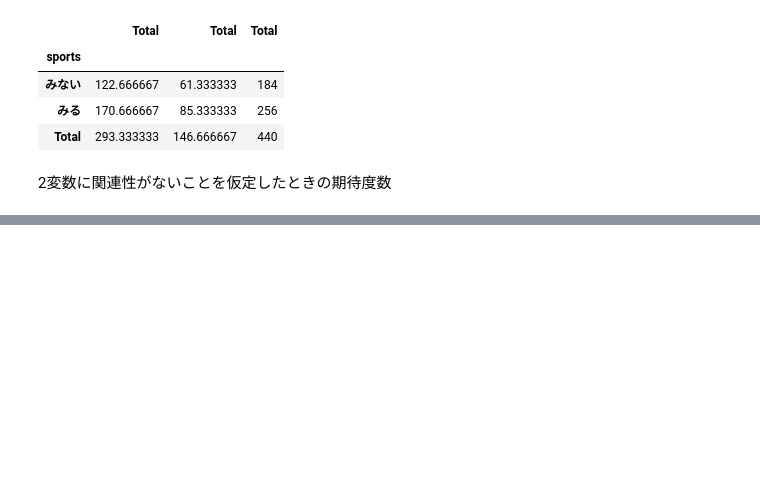
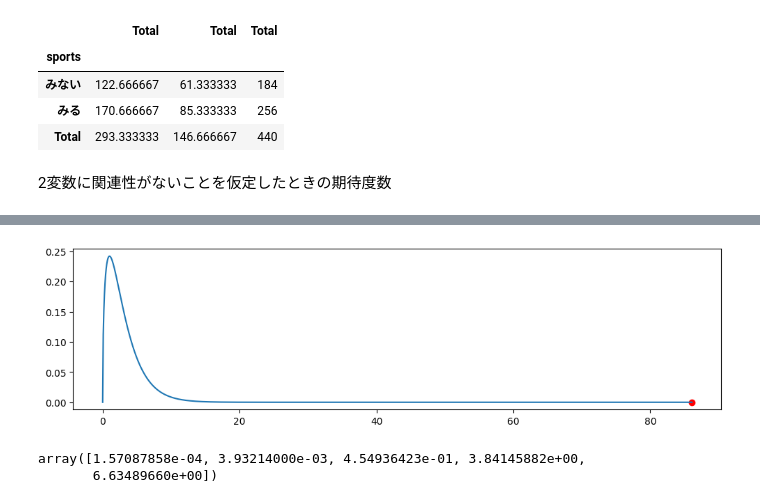
Before and after one commit to akmiccom/dataAnalyticsBasic, a Jupyter notebook: notebooks/c3.ipynb, the cells around one changed output, grey strips where cells are left out. Saved outputs shown, nothing was run; the diff lists cells and outputs as text; code cells hidden in the pictures; blank space fills up the shorter version.

```diff
--- a/notebooks/c3.ipynb
+++ b/notebooks/c3.ipynb
@@ -175,0 +180,7 @@ questionnaire_sum.
+# %%
+# 関連性がないときの期待度数
+unrelated_expected_freq = pd.DataFrame()
+unrelated_expected_freq['ある'] = questionnaire_sum['Total'] * questionnaire_sum.loc['Total', 'ある'] / questionnaire_sum.loc['Total', 'Total']
+unrelated_expected_freq['ない'] = questionnaire_sum['Total'] * questionnaire_sum.loc['Total', 'ない'] / questionnaire_sum.loc['Total', 'Total']
+unrelated_expected_freq['Total'] = unrelated_expected_freq.sum(axis=1)
+unrelated_expected_freq
@@ -175,0 +195,3 @@ questionnaire_sum.
+# %%
+chi2_ = ((questionnaire_sum - unrelated_expected_freq) ** 2 / unrelated_expected_freq).sum().sum()
+chi2_
@@ -175,0 +215,17 @@ questionnaire_sum.
+# %%
+plt.figure(figsize=(12, 3))
+x = np.linspace(0, chi2_, 1000)
+y = stats.chi2.pdf(x, df=3)
+plt.plot(x, y)
+plt.scatter(chi2_, 0, color='r')
+plt.show()
+# %% [output]
+[figure, added]
+# %%
+# カイ二乗のパーセント点
+dof = (questionnaire_count.shape[0]-1) * (questionnaire_count.shape[1]-1)
+p = np.array([0.01, 0.05, 0.5, 0.95, 0.99])
+stats.chi2.ppf(p, dof)
+# %% [output]
+array([1.57087858e-04, 3.93214000e-03, 4.54936423e-01, 3.84145882e+00,
+       6.63489660e+00])
```
Also changed, not shown: parts of 10 cells of this notebook, 1 other file.
